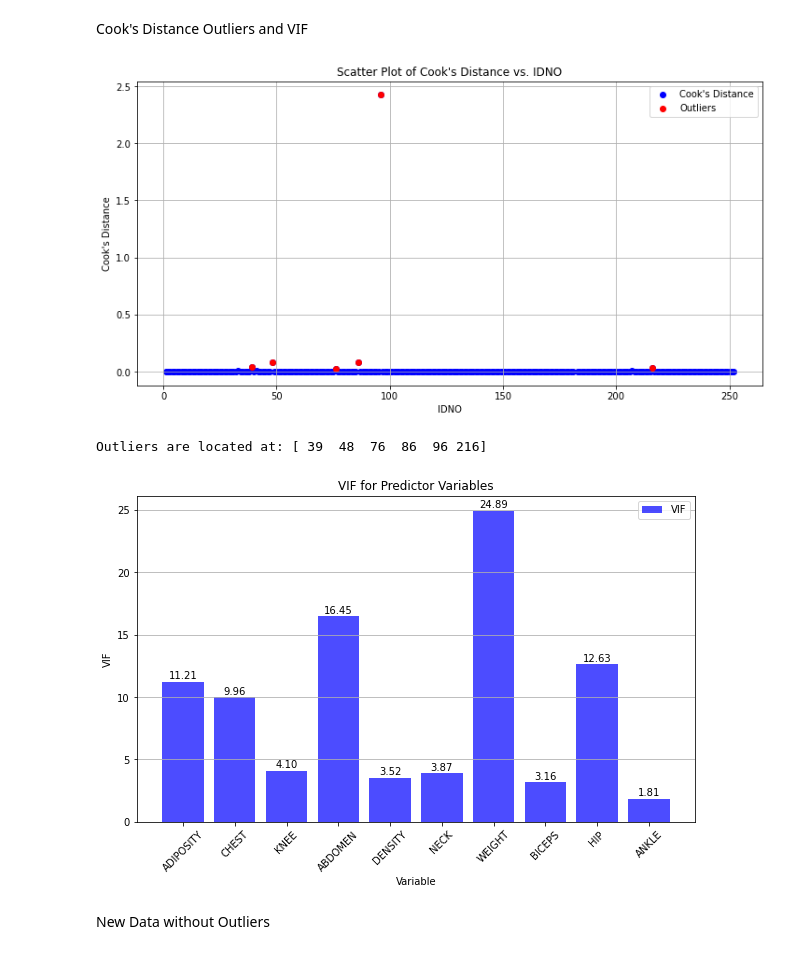
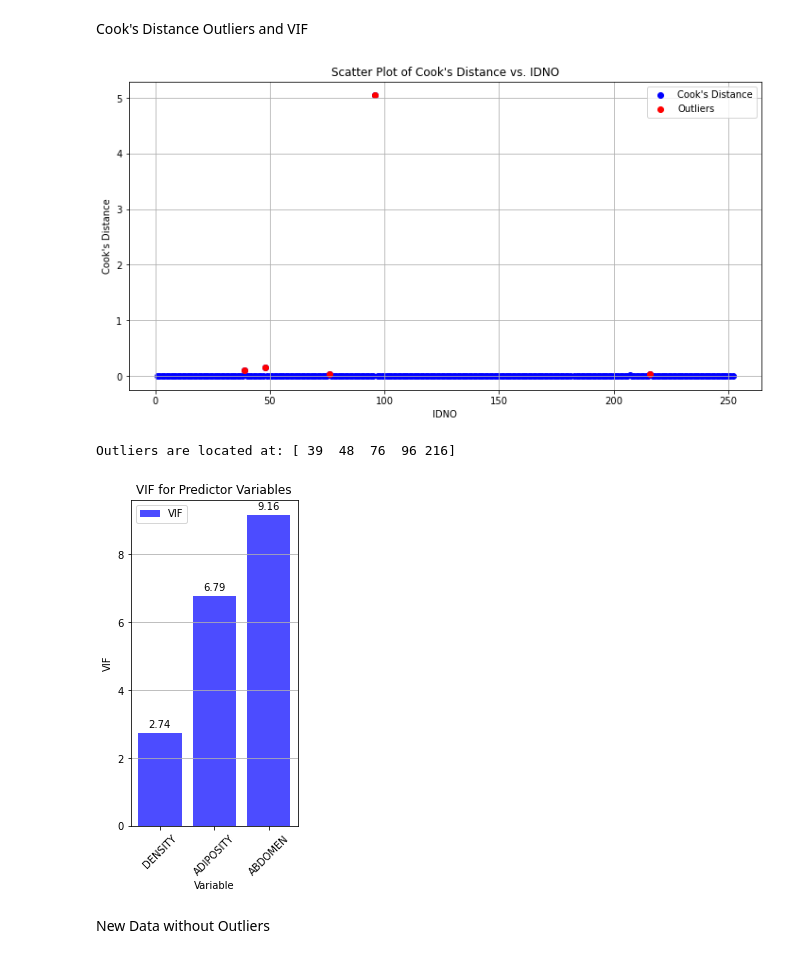
Before and after one commit to pjlin2001/Body-Fat, a Jupyter notebook: Body Fat.ipynb, the cells around one changed output. Cells and saved outputs as stored; diff of their text form; code cells hidden in the pictures.

```diff
--- a/Body Fat.ipynb
+++ b/Body Fat.ipynb
@@ -1,6 +1,6 @@
 # %%
 # Adjustable
-N = 10 # number of predictors selected
+N = 3 # number of predictors selected
 tolerance = 0.5 # plus or minus from exact accuracy
 random = 42
 # %% [markdown]
@@ -80,8 +80,8 @@ all_selected_predictors = (
     significant_predictors_anova
 )
 
-# Count the occurrences of each predictor and select the top 10
-top_10_predictors = pd.Series(all_selected_predictors).value_counts().head(N).index.tolist()
+# Count the occurrences of each predictor and select the top N
+top_N_predictors = pd.Series(all_selected_predictors).value_counts().head(N).index.tolist()
 # %% [markdown]
 Z-Score Outliers
 # %%
@@ -89,9 +89,10 @@ import numpy as np
 from sklearn.preprocessing import StandardScaler
 import matplotlib.pyplot as plt
 
-X = data[top_10_predictors]
+# Select the top N predictors
+X = data[top_N_predictors]
 
-# Calculate z-scores for the top 10 predictors
+# Calculate z-scores for the top N predictors
 scaler = StandardScaler()
 z_scores = scaler.fit_transform(X)
 
@@ -149,7 +150,7 @@ colors = ['r' if i in influential_IDNO else 'b' for i in data['IDNO']]
 plt.figure(figsize=(12, 6))
 
 # Loop through each predictor and create scatter plots
-for i, variable in enumerate(top_10_predictors):
+for i, variable in enumerate(top_N_predictors):
     plt.scatter(data['IDNO'], dfbetas[:, i], c=colors, label=f'DFBETA ({variable})', alpha=0.7)
 
 plt.xlabel('IDNO')
@@ -170,8 +169,8 @@ Cook's Distance Outliers and VIF
 # %%
 from statsmodels.stats.outliers_influence import variance_inflation_factor
 
-# Select the predictor columns (top_10_predictors) you want to use
-X = data[top_10_predictors]
+# Select the predictor columns (top_N_predictors) you want to use
+X = data[top_N_predictors]
 
 # Calculate Cook's distance for each data point
 X = sm.add_constant(X)
@@ -199,37 +198,37 @@ plt.figure(figsize=(12, 6))
 plt.scatter(data['IDNO'], cooks_distance, c='b', label="Cook's Distance")
 
 # Highlight the outliers in red
 plt.scatter(data.iloc[outlier_indices_cook]['IDNO'], cooks_distance[outlier_indices_cook], c='r', label='Outliers')
 
 plt.xlabel('IDNO')
 plt.ylabel("Cook's Distance")
 plt.title("Scatter Plot of Cook's Distance vs. IDNO")
 plt.legend(loc='upper right')
 plt.grid(True)
 plt.show()
 print(f"Outliers are located at: {outlier_IDNO_cook}")
 
-# Create a bar plot of VIF for all 10 variables with values displayed
+# Create a bar plot of VIF for all N variables with values displayed
 plt.figure(figsize=(N, 6))
 
 # Plot VIF values on the y-axis and 'Variable' on the x-axis
 plt.bar(vif["Variable"], vif["VIF"], color='b', alpha=0.7, label="VIF")
 
 # Display the VIF values on top of the bars
 for index, value in enumerate(vif["VIF"]):
     plt.text(index, value + 0.1, f'{value:.2f}', ha='center', va='bottom')
 
 plt.xlabel('Variable')
 plt.ylabel('VIF')
 plt.title('VIF for Predictor Variables')
 plt.xticks(rotation=45)
 plt.legend()
 plt.grid(axis='y')
 plt.show()
 # %% [output]
-[figure, old version]
+[figure, new version]
-Outliers are located at: [ 39  48  76  86  96 216]
+Outliers are located at: [ 39  48  76  96 216]
-[figure, old version]
+[figure, new version]
 # %% [markdown]
 New Data without Outliers
 # %%
```
Also changed, not shown: parts of 8 cells of this notebook.
